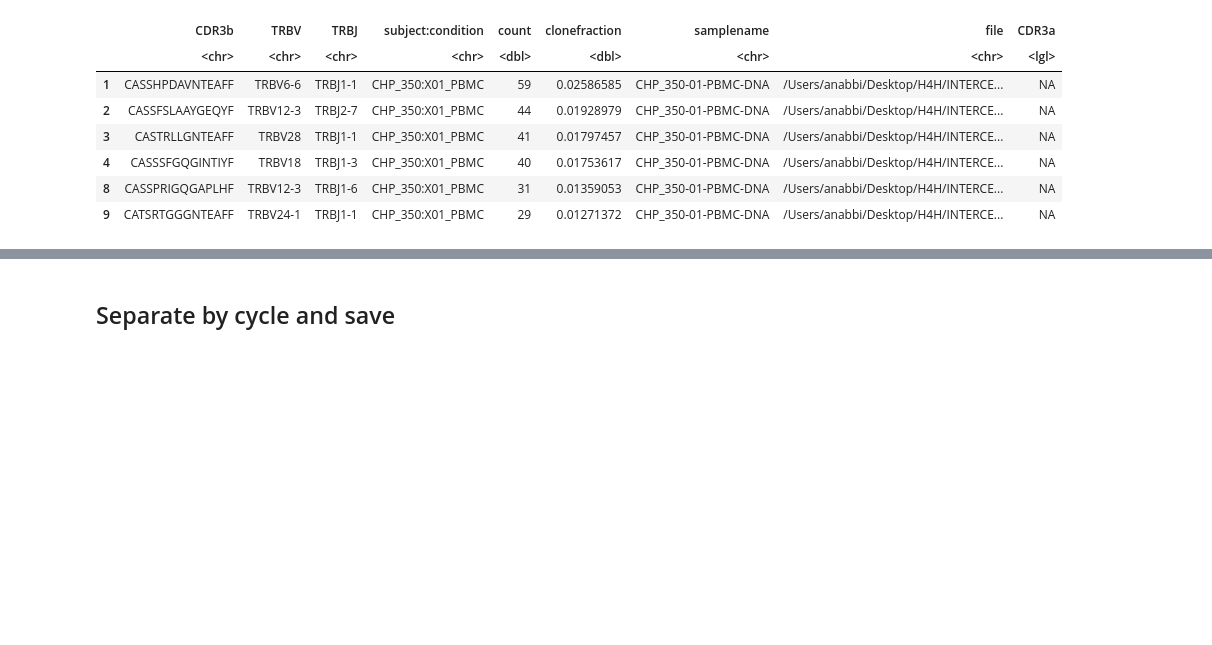
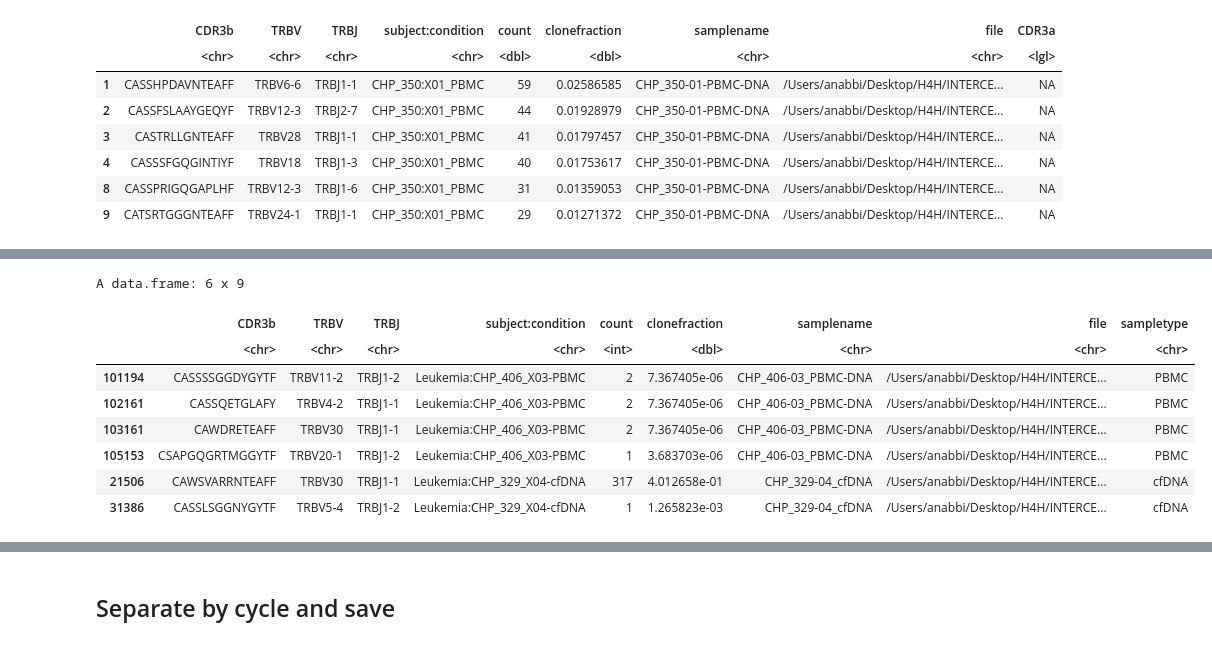
Before and after one commit to pughlab/ped_CapTCRseq, a Jupyter notebook: notebooks/12_GLIPH_input.ipynb, the cells around one changed output, grey strips where cells are left out. Drawn from its saved outputs; the diff is of its cells as text; code cells hidden in the pictures; blank space fills up the shorter version.

```diff
--- a/notebooks/12_GLIPH_input.ipynb
+++ b/notebooks/12_GLIPH_input.ipynb
@@ -331,0 +346,38 @@ A data.frame: 6 x 9
+# %%
+int_all_list <- list()
+
+for(p in unique(file_df_dedup_trb$Patient)){
+
+    mypatient <- file_df_dedup_trb[ file_df_dedup_trb$Patient == p,]
+
+    myplist <- list()
+    for(i in 1:nrow(mypatient)){
+        onefle <- read.table(paste0("/Users/anabbi/Desktop/H4H/INTERCEPT/NextSeq/", mypatient$file_list[i]), sep = "\t", header = TRUE, stringsAsFactors = F)
+        # Remove non-productive
+        onefle <- onefle[!grepl("_", onefle$aaSeqCDR3),]
+        onefle <- onefle[!grepl("[*]", onefle$aaSeqCDR3),]
+        onefle$CDR3b <- onefle$aaSeqCDR3
+        #next if the file has no productive cdr3
+        if(nrow(onefle) == 0){ next}
+        #remove scores
+        onefle$TRBV <- gsub("[*]0.*", "", onefle$allVHitsWithScore)
+        onefle$TRBJ <- gsub("[*]0.*", "", onefle$allJHitsWithScore)
+        #remove extra long cdr3s
+        onefle <- onefle[ nchar(onefle$aaSeqCDR3) <= 25,]
+        #next if the file has no productive cdr3
+        if(nrow(onefle) == 0){ next}
+        onefle$count <- onefle$cloneCount
+        onefle$clonefraction <- onefle$cloneFraction
+        onefle$file <- paste0(h4hpath, mypatient$file_list[i])
+        onefle$samplename <- mypatient$samplename[i]
+
+        myplist[length(myplist) + 1] <- list(onefle[,c("CDR3b", "TRBV", "TRBJ", "samplename",
+                                                     "count", "clonefraction", "file")])
+    }
+    gliph_input <- do.call("rbind", myplist)
+
+    int_all_list[length(int_all_list) + 1] <- list(gliph_input)
+
+    }
+# %%
+int_all <- do.call("rbind", int_all_list)
@@ -331,0 +404,12 @@ A data.frame: 6 x 9
+# %%
+tail(int_all)
+# %% [output]
+A data.frame: 6 x 9
+|  | CDR3b | TRBV | TRBJ | subject:condition | count | clonefraction | samplename | file | sampletype |
+|  | <chr> | <chr> | <chr> | <chr> | <int> | <dbl> | <chr> | <chr> | <chr> |
+| 101194 | CASSSSGGDYGYTF | TRBV11-2 | TRBJ1-2 | Leukemia:CHP_406_X03-PBMC | 2 | 7.367405e-06 | CHP_406-03_PBMC-DNA | /Users/anabbi/Desktop/H4H/INTERCE... | PBMC |
+| 102161 | CASSQETGLAFY | TRBV4-2 | TRBJ1-1 | Leukemia:CHP_406_X03-PBMC | 2 | 7.367405e-06 | CHP_406-03_PBMC-DNA | /Users/anabbi/Desktop/H4H/INTERCE... | PBMC |
+| 103161 | CAWDRETEAFF | TRBV30 | TRBJ1-1 | Leukemia:CHP_406_X03-PBMC | 2 | 7.367405e-06 | CHP_406-03_PBMC-DNA | /Users/anabbi/Desktop/H4H/INTERCE... | PBMC |
+| 105153 | CSAPGQGRTMGGYTF | TRBV20-1 | TRBJ1-2 | Leukemia:CHP_406_X03-PBMC | 1 | 3.683703e-06 | CHP_406-03_PBMC-DNA | /Users/anabbi/Desktop/H4H/INTERCE... | PBMC |
+| 21506 | CAWSVARRNTEAFF | TRBV30 | TRBJ1-1 | Leukemia:CHP_329_X04-cfDNA | 317 | 4.012658e-01 | CHP_329-04_cfDNA | /Users/anabbi/Desktop/H4H/INTERCE... | cfDNA |
+| 31386 | CASSLSGGNYGYTF | TRBV5-4 | TRBJ1-2 | Leukemia:CHP_329_X04-cfDNA | 1 | 1.265823e-03 | CHP_329-04_cfDNA | /Users/anabbi/Desktop/H4H/INTERCE... | cfDNA |
```
Also changed, not shown: parts of 17 cells of this notebook, 5 other files.
